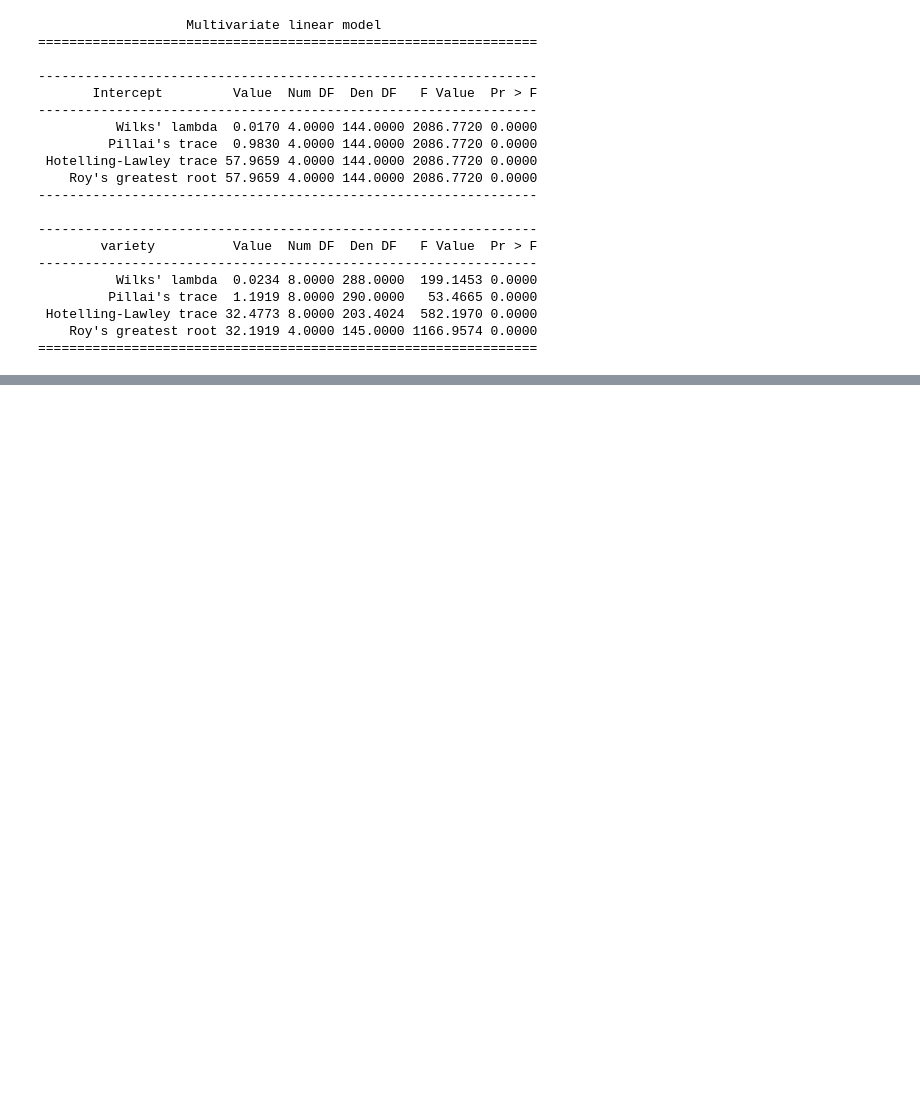
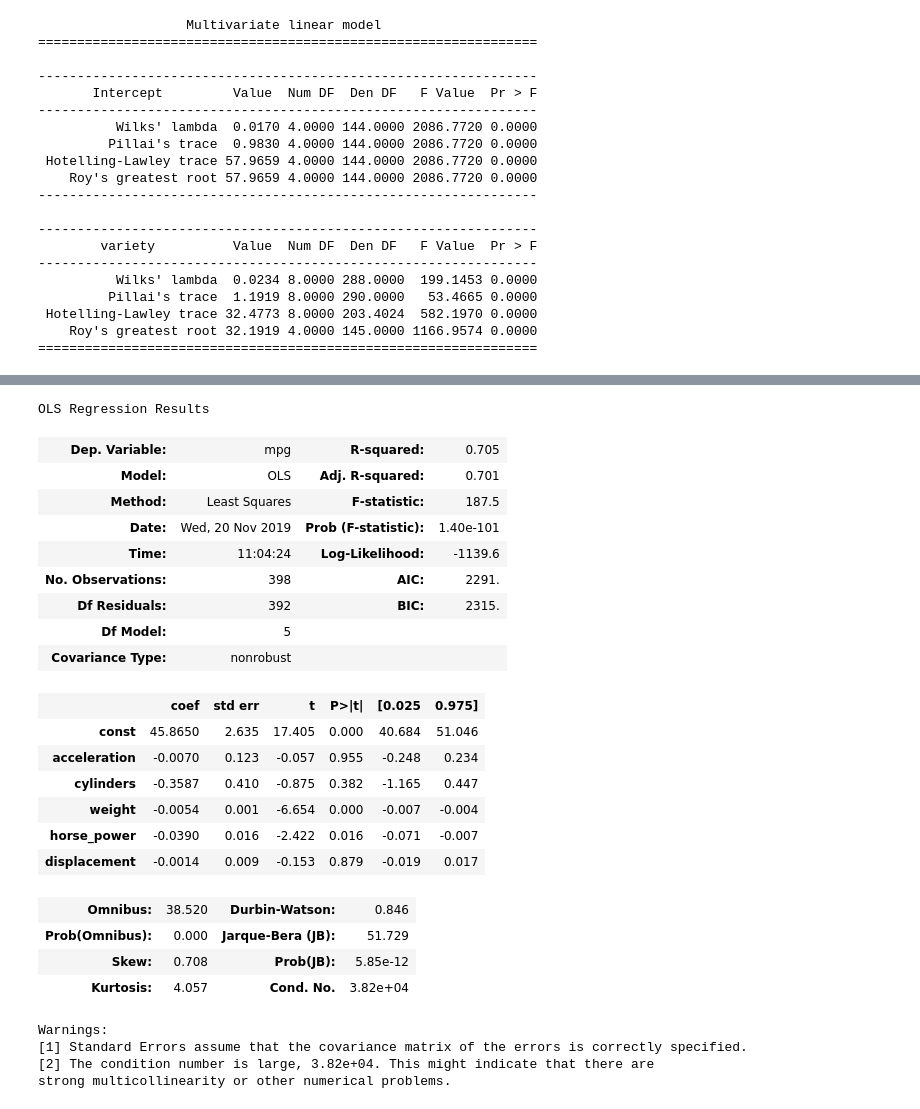
Before and after one commit to aeonryu/clases_datamex1019, a Jupyter notebook: w5_d3 - More Htest, Bayes, AB testing.ipynb, the cells around one changed output, grey strips where cells are left out. Saved outputs shown, nothing was run; the diff lists cells and outputs as text; code cells hidden in the pictures; blank space fills up the shorter version.

```diff
--- a/w5_d3 - More Htest, Bayes, AB testing.ipynb
+++ b/w5_d3 - More Htest, Bayes, AB testing.ipynb
@@ -198,0 +272,8 @@ print (manova.mv_test())
+# %%
+# linreg con statsmodels
+import warnings
+warnings.simplefilter('ignore')
+
+x=sm.add_constant(auto.acceleration)
+y=auto.mpg
+modelo=sm.OLS(y, x).fit()
@@ -198,0 +303,45 @@ print (manova.mv_test())
+# %%
+# varias variables
+
+x=sm.add_constant(auto[[
+    'acceleration',
+    'cylinders',
+    'weight',
+    'horse_power',
+   # 'model_year',
+    'displacement'
+]].apply(lambda x: x.fillna(x.mean()))
+
+)
+
+y=auto.mpg
+# %%
+modelo=sm.OLS(y, x).fit()
+pred=modelo.predict(x)
+modelo.summary()
+# %% [output]
+OLS Regression Results
+| Dep. Variable: | mpg | R-squared: | 0.705 |
+| Model: | OLS | Adj. R-squared: | 0.701 |
+| Method: | Least Squares | F-statistic: | 187.5 |
+| Date: | Wed, 20 Nov 2019 | Prob (F-statistic): | 1.40e-101 |
+| Time: | 11:04:24 | Log-Likelihood: | -1139.6 |
+| No. Observations: | 398 | AIC: | 2291. |
+| Df Residuals: | 392 | BIC: | 2315. |
+| Df Model: | 5 |  |  |
+| Covariance Type: | nonrobust |  |  |
+|  | coef | std err | t | P>|t| | [0.025 | 0.975] |
+| const | 45.8650 | 2.635 | 17.405 | 0.000 | 40.684 | 51.046 |
+| acceleration | -0.0070 | 0.123 | -0.057 | 0.955 | -0.248 | 0.234 |
+| cylinders | -0.3587 | 0.410 | -0.875 | 0.382 | -1.165 | 0.447 |
+| weight | -0.0054 | 0.001 | -6.654 | 0.000 | -0.007 | -0.004 |
+| horse_power | -0.0390 | 0.016 | -2.422 | 0.016 | -0.071 | -0.007 |
+| displacement | -0.0014 | 0.009 | -0.153 | 0.879 | -0.019 | 0.017 |
+| Omnibus: | 38.520 | Durbin-Watson: | 0.846 |
+| Prob(Omnibus): | 0.000 | Jarque-Bera (JB): | 51.729 |
+| Skew: | 0.708 | Prob(JB): | 5.85e-12 |
+| Kurtosis: | 4.057 | Cond. No. | 3.82e+04 |
+Warnings:
+[1] Standard Errors assume that the covariance matrix of the errors is correctly specified.
+[2] The condition number is large, 3.82e+04. This might indicate that there are
+strong multicollinearity or other numerical problems.
```
Also changed, not shown: parts of 18 cells of this notebook, 1 other file.
